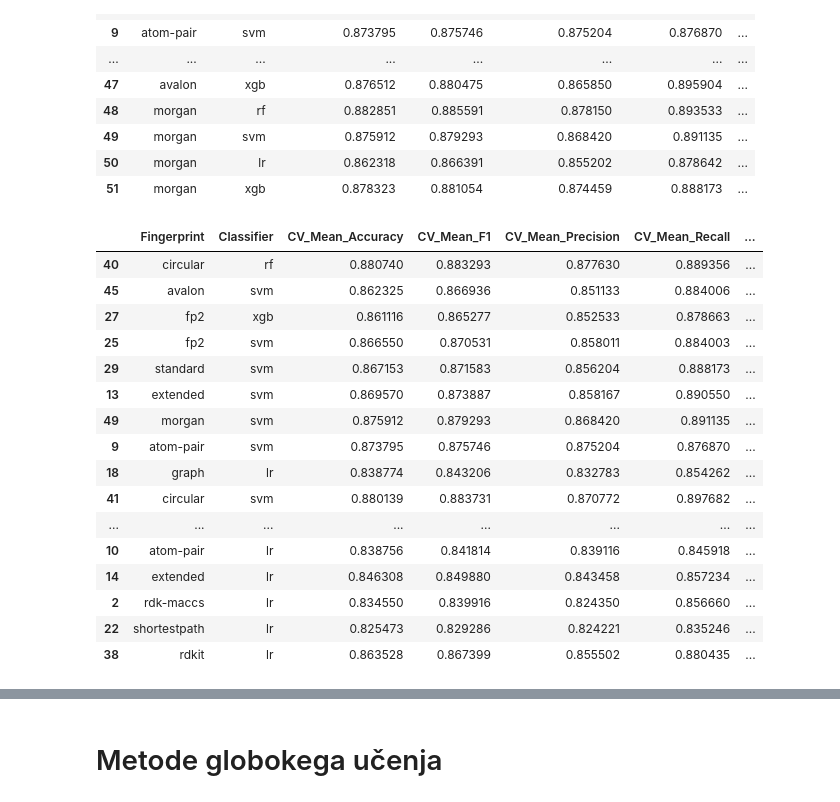
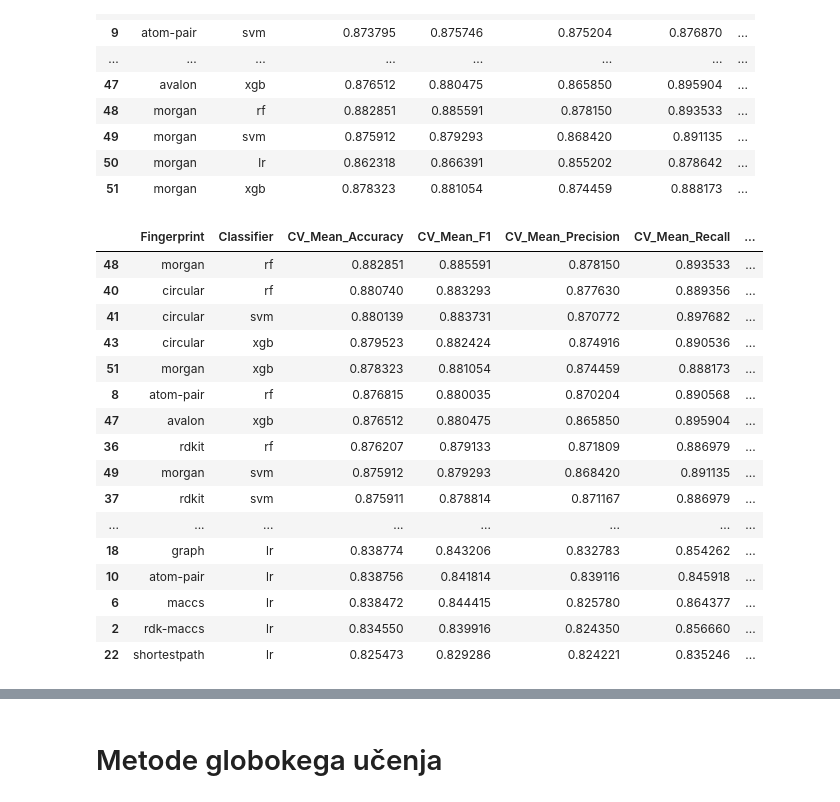
Before and after one commit to samo-n/ML-in-IDO1-drug-discovery, a Jupyter notebook: dir1/__2_3_A_model_SU_izbira_klasifikatorja.ipynb, the cells around one changed output, grey strips where cells are left out. Cells and saved outputs as stored; diff of their text form; code cells hidden in the pictures.

```diff
--- a/dir1/__2_3_A_model_SU_izbira_klasifikatorja.ipynb
+++ b/dir1/__2_3_A_model_SU_izbira_klasifikatorja.ipynb
@@ -366,23 +366,23 @@ results_df
 | 50 | morgan | lr | 0.862318 | 0.866391 | 0.855202 | 0.878642 | ... |
 | 51 | morgan | xgb | 0.878323 | 0.881054 | 0.874459 | 0.888173 | ... |
 # %%
-results_df.sort_values(by=['Val_Accuracy'], ascending=False, inplace = True)
+results_df.sort_values(by=['CV_Mean_Accuracy'], ascending=False, inplace = True)
 results_df
 # %% [output]
 |  | Fingerprint | Classifier | CV_Mean_Accuracy | CV_Mean_F1 | CV_Mean_Precision | CV_Mean_Recall | ... |
+| 48 | morgan | rf | 0.882851 | 0.885591 | 0.878150 | 0.893533 | ... |
 | 40 | circular | rf | 0.880740 | 0.883293 | 0.877630 | 0.889356 | ... |
-| 45 | avalon | svm | 0.862325 | 0.866936 | 0.851133 | 0.884006 | ... |
-| 27 | fp2 | xgb | 0.861116 | 0.865277 | 0.852533 | 0.878663 | ... |
-| 25 | fp2 | svm | 0.866550 | 0.870531 | 0.858011 | 0.884003 | ... |
-| 29 | standard | svm | 0.867153 | 0.871583 | 0.856204 | 0.888173 | ... |
-| 13 | extended | svm | 0.869570 | 0.873887 | 0.858167 | 0.890550 | ... |
+| 41 | circular | svm | 0.880139 | 0.883731 | 0.870772 | 0.897682 | ... |
+| 43 | circular | xgb | 0.879523 | 0.882424 | 0.874916 | 0.890536 | ... |
+| 51 | morgan | xgb | 0.878323 | 0.881054 | 0.874459 | 0.888173 | ... |
+| 8 | atom-pair | rf | 0.876815 | 0.880035 | 0.870204 | 0.890568 | ... |
+| 47 | avalon | xgb | 0.876512 | 0.880475 | 0.865850 | 0.895904 | ... |
+| 36 | rdkit | rf | 0.876207 | 0.879133 | 0.871809 | 0.886979 | ... |
 | 49 | morgan | svm | 0.875912 | 0.879293 | 0.868420 | 0.891135 | ... |
-| 9 | atom-pair | svm | 0.873795 | 0.875746 | 0.875204 | 0.876870 | ... |
+| 37 | rdkit | svm | 0.875911 | 0.878814 | 0.871167 | 0.886979 | ... |
+| ... | ... | ... | ... | ... | ... | ... | ... |
 | 18 | graph | lr | 0.838774 | 0.843206 | 0.832783 | 0.854262 | ... |
-| 41 | circular | svm | 0.880139 | 0.883731 | 0.870772 | 0.897682 | ... |
-| ... | ... | ... | ... | ... | ... | ... | ... |
 | 10 | atom-pair | lr | 0.838756 | 0.841814 | 0.839116 | 0.845918 | ... |
-| 14 | extended | lr | 0.846308 | 0.849880 | 0.843458 | 0.857234 | ... |
+| 6 | maccs | lr | 0.838472 | 0.844415 | 0.825780 | 0.864377 | ... |
 | 2 | rdk-maccs | lr | 0.834550 | 0.839916 | 0.824350 | 0.856660 | ... |
 | 22 | shortestpath | lr | 0.825473 | 0.829286 | 0.824221 | 0.835246 | ... |
-| 38 | rdkit | lr | 0.863528 | 0.867399 | 0.855502 | 0.880435 | ... |
```
Also changed, not shown: parts of 10 cells of this notebook, 2 other files.
